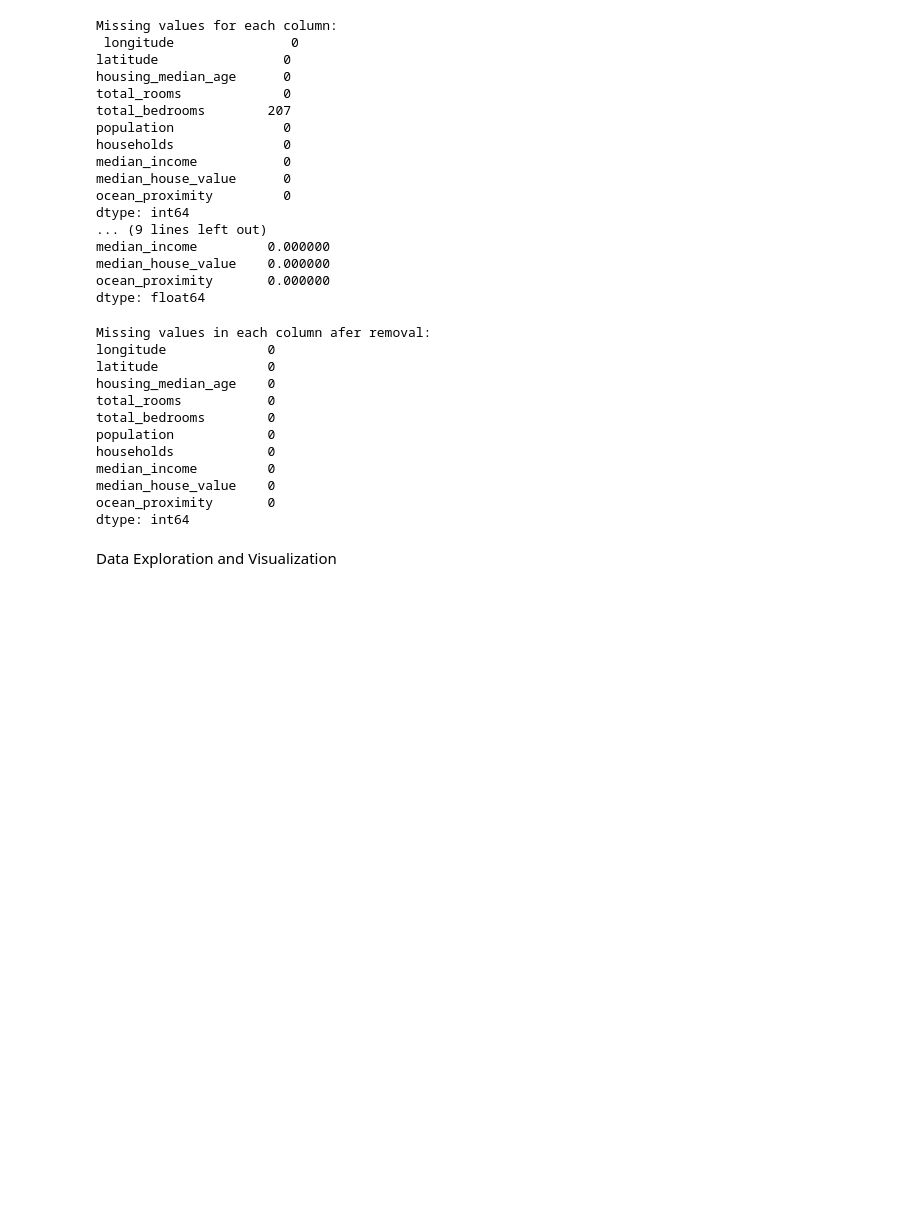
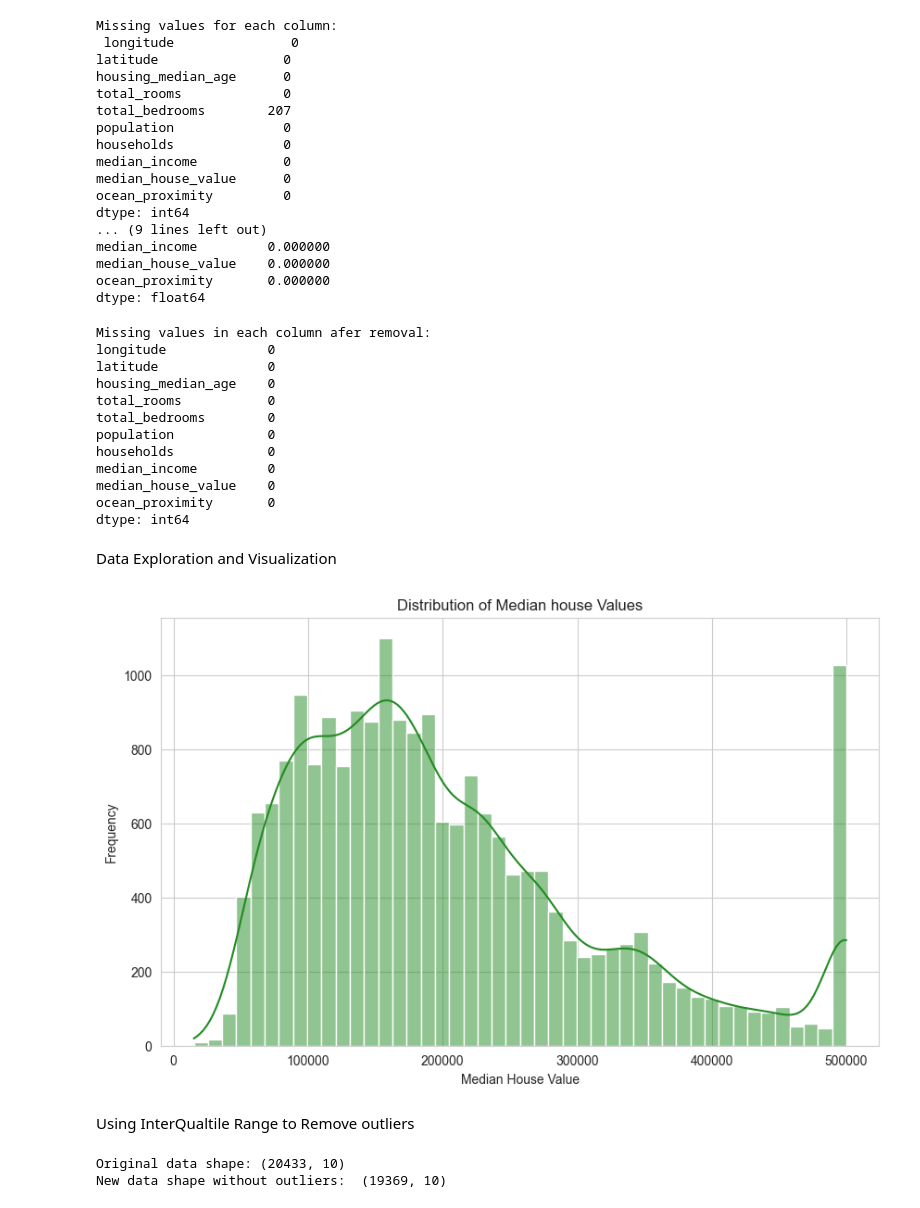
Before and after one commit to Predaotor/ML-Training, a Jupyter notebook: notebooks/data_analysis.ipynb, the cells around one changed output. Saved outputs shown, nothing was run; the diff lists cells and outputs as text; code cells hidden in the pictures; blank space fills up the shorter version.

Commit message:
Remove outliers from data and perform data visualisation

```diff
--- a/notebooks/data_analysis.ipynb
+++ b/notebooks/data_analysis.ipynb
@@ -100,3 +100,33 @@ ocean_proximity       0
 dtype: int64
 # %% [markdown]
 Data Exploration and Visualization
+# %%
+sns.set_style(style="whitegrid")
+plt.figure(figsize=(10,6))
+sns.histplot(df_cleaned["median_house_value"], color="forestgreen", kde=True)
+plt.title("Distribution of Median house Values")
+plt.xlabel("Median House Value")
+plt.ylabel("Frequency")
+plt.show()
+# %% [output]
+[figure, added]
+# %% [markdown]
+Using InterQualtile Range to Remove outliers
+# %%
+Q1=df_cleaned["median_house_value"].quantile(0.25)
+Q3=df_cleaned["median_house_value"].quantile(0.75)
+IQR=Q3-Q1
+
+# Define the bounds of outliers
+lower_bound=Q1-1.5*IQR
+upper_bound=Q3+1.5*IQR
+
+# remove outliers
+df_no_outliers_1=df_cleaned[(df_cleaned["median_house_value"]>=lower_bound) & (df_cleaned["median_house_value"]<=upper_bound)]
+
+# Check the shape of the data before and after removal of outliers
+print("Original data shape:", df_cleaned.shape)
+print("New data shape without outliers: ", df_no_outliers_1.shape)
+# %% [output]
+Original data shape: (20433, 10)
+New data shape without outliers:  (19369, 10)
```
Also changed, not shown: parts of 6 cells of this notebook.
